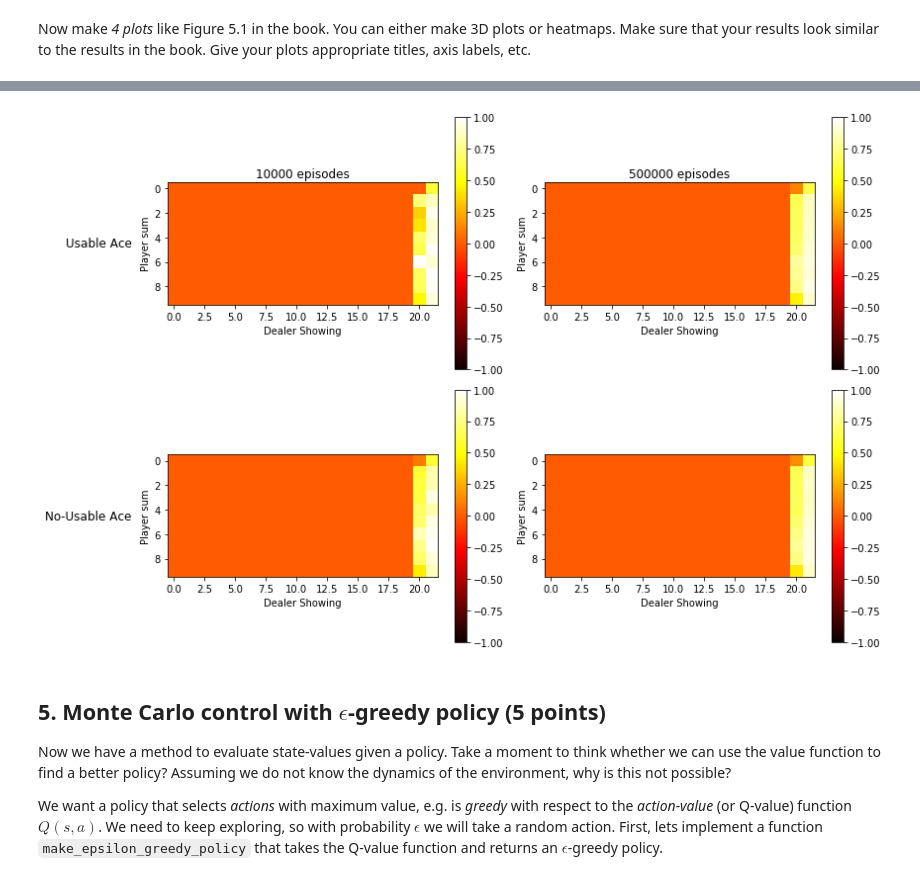
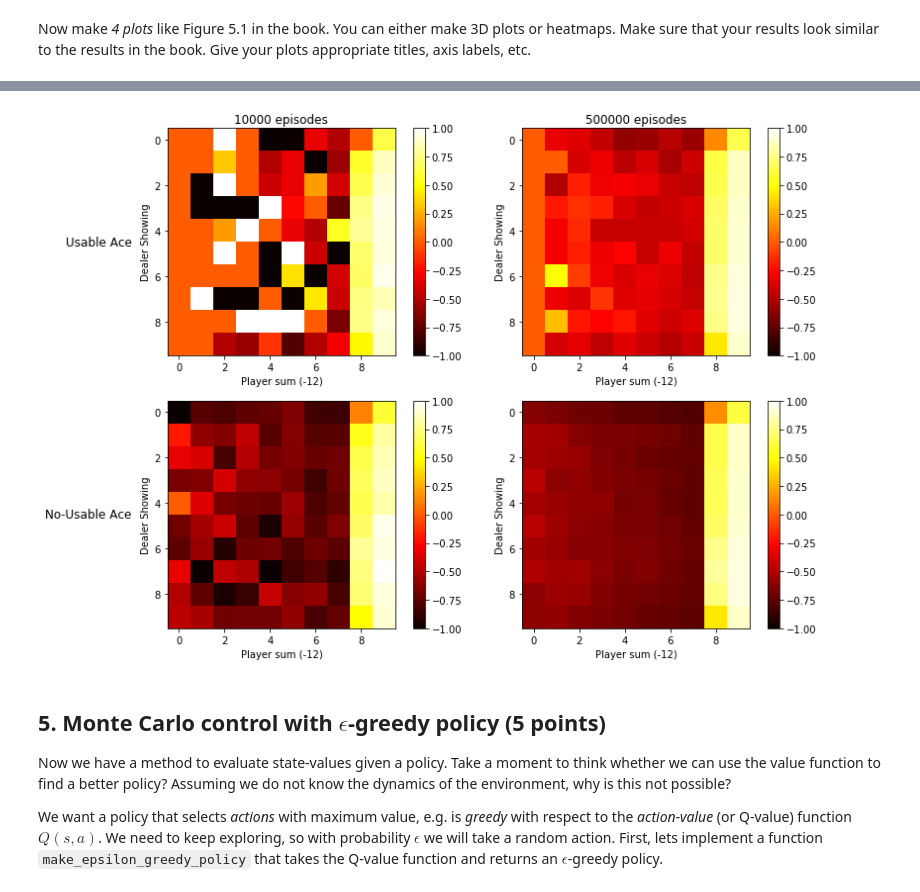
Before and after one commit to davide-belli/reinforcement-learning-labs-hws, a Jupyter notebook: lab1/lab1.ipynb, the cells around one changed output, grey strips where cells are left out. Drawn from its saved outputs; the diff is of its cells as text; code cells hidden in the pictures.

```diff
--- a/lab1/lab1.ipynb
+++ b/lab1/lab1.ipynb
@@ -342,8 +342,7 @@ def simple_policy(observation):
     """
     A policy that sticks if the player score is >= 20 and hits otherwise.
     """
-#     return int(observation[0] < 20)
-    return 1 - int(observation[0] >= 20 or (observation[2] and 10 <= observation[0] <= 11))
+    return int(observation[0] < 20)
 # %%
 s = env.reset()
 print(s)
@@ -398,12 +397,12 @@ def mc_prediction(policy, env, num_episodes, discount_factor=1.0):
         G = 0
         rewards_history = []
         for (observation, reward) in reversed(game):
-            G += reward
+            G = reward + discount_factor * G
             rewards_history.append((observation, G))
 
         already_set = set()
 
-        for (observation, total_reward) in reversed(game):
+        for (observation, total_reward) in reversed(rewards_history):
             if observation not in already_set:
                 already_set.add(observation)
                 returns_sum[observation] += total_reward
@@ -431,10 +430,10 @@ Wall time: 21.5 s
 # %%
 def build_heatmap(V, usable_ace):
-    h = np.zeros((10, 22))
+    h = np.zeros((10, 10))
     for observation, v in V.items():
         ps, d, ua = observation
-        if ua == usable_ace and ps <= 21:
-            h[d-1, ps] = v
+        if ua == usable_ace and 12 <= ps <= 21:
+            h[d-1, ps- 12] = v
     return h
 
 
@@ -442,38 +441,38 @@ cols = ['10000 episodes', '500000 episodes']
 rows = ['Usable Ace', 'No-Usable Ace']
 
 fig, axes = plt.subplots(nrows=len(rows), ncols=len(cols), figsize=(12, 8))
-plt.setp(axes.flat, xlabel='Dealer Showing', ylabel='Player sum')
+plt.setp(axes.flat, xlabel='Player sum (-12)', ylabel='Dealer Showing')
 
 pad = 5 # in points
 
 for ax, col in zip(axes[0], cols):
     ax.annotate(col, xy=(0.5, 1), xytext=(0, pad),
                 xycoords='axes fraction', textcoords='offset points',
                 size='large', ha='center', va='baseline')
 
 for ax, row in zip(axes[:,0], rows):
     ax.annotate(row, xy=(0, 0.5), xytext=(-ax.yaxis.labelpad - pad, 0),
                 xycoords=ax.yaxis.label, textcoords='offset points',
                 size='large', ha='right', va='center')
 
 p = axes[0, 0].imshow(build_heatmap(V_10k, 1), cmap='hot', vmin=-1, vmax=1)
 fig.colorbar(p, ax=axes[0,0])
 p = axes[0, 1].imshow(build_heatmap(V_500k, 1), cmap='hot', vmin=-1, vmax=1)
 fig.colorbar(p, ax=axes[0,1])
 p = axes[1, 0].imshow(build_heatmap(V_10k, 0), cmap='hot', vmin=-1, vmax=1)
 fig.colorbar(p, ax=axes[1,0])
 p = axes[1, 1].imshow(build_heatmap(V_500k, 0), cmap='hot', vmin=-1, vmax=1)
 fig.colorbar(p, ax=axes[1,1])
 
 fig.tight_layout()
 # tight_layout doesn't take these labels into account. We'll need
 # to make some room. These numbers are are manually tweaked.
 # You could automatically calculate them, but it's a pain.
 fig.subplots_adjust(left=0.15, top=0.95)
 
 plt.show()
 # %% [output]
-[figure, old version]
+[figure, new version]
 # %% [markdown]
 ## 5. Monte Carlo control with $\epsilon$-greedy policy (5 points)
 Now we have a method to evaluate state-values given a policy. Take a moment to think whether we can use the value function to find a better policy? Assuming we do not know the dynamics of the environment, why is this not possible?
```
Also changed, not shown: parts of 3 cells of this notebook, 1 other file.
